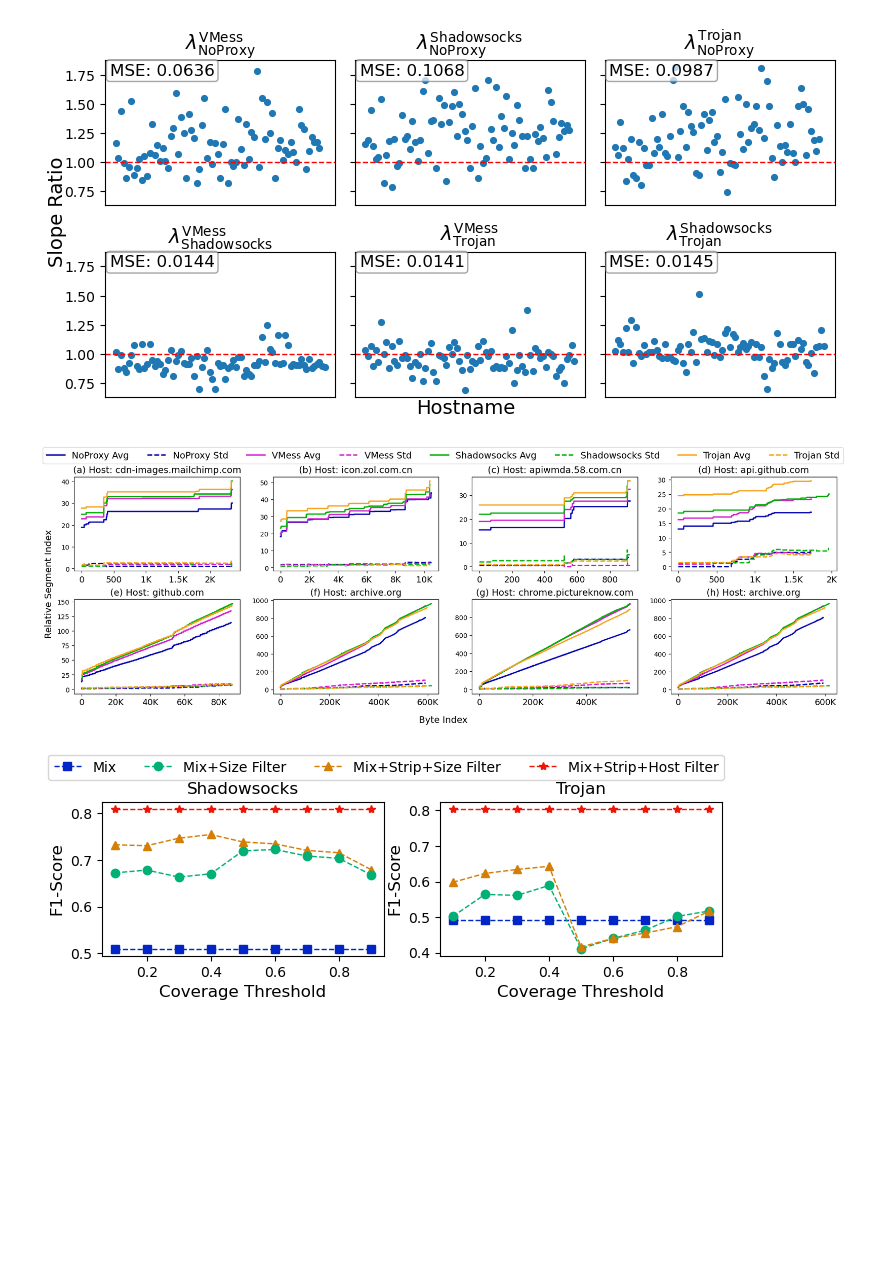
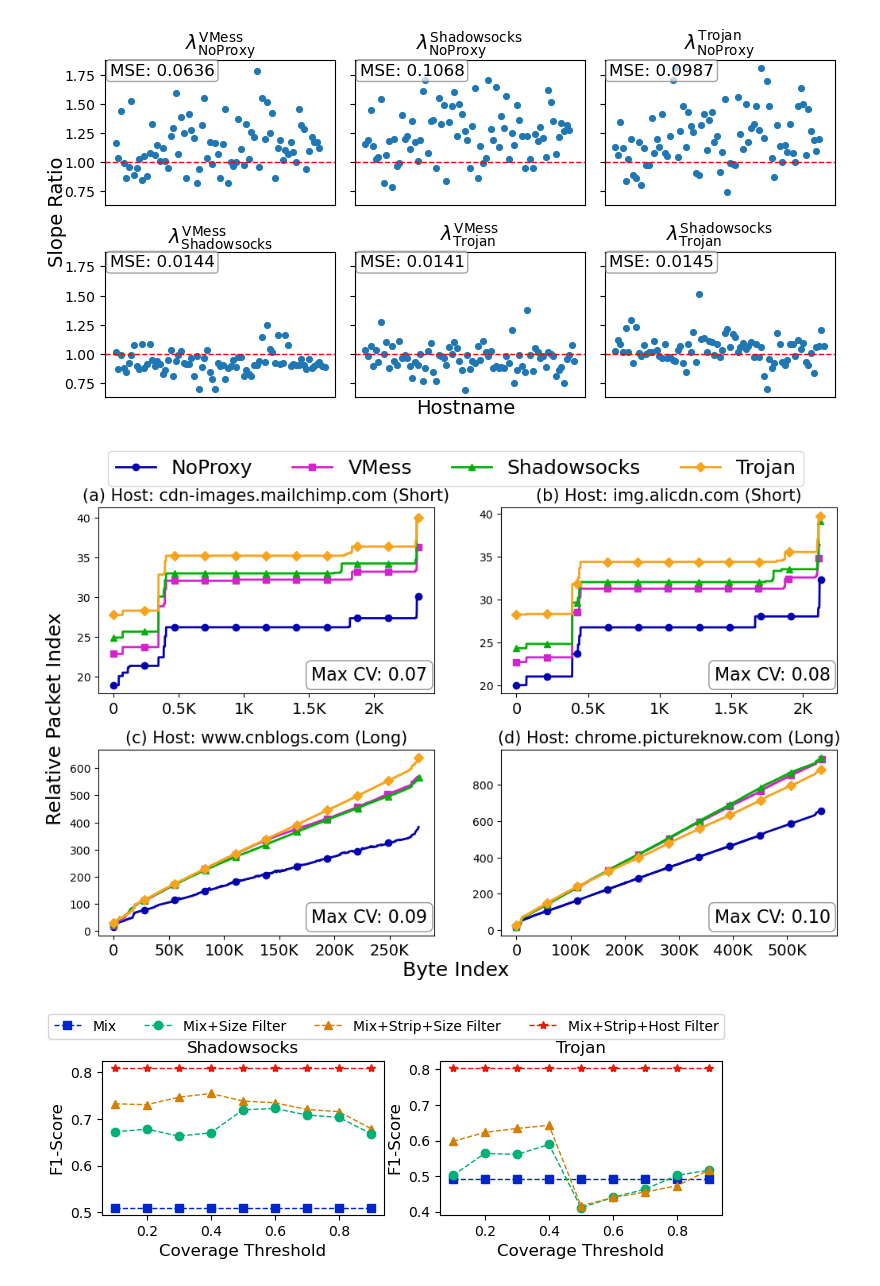
Before and after one commit to wesly2000/PA3, a Jupyter notebook: exp/data_analysis/stream_analysis.ipynb, the cells around one changed output. Drawn from its saved outputs; the diff is of its cells as text; code cells hidden in the pictures; blank space fills up the shorter version.

Commit message:
misc: better visualization

```diff
--- a/exp/data_analysis/stream_analysis.ipynb
+++ b/exp/data_analysis/stream_analysis.ipynb
@@ -526,69 +526,98 @@ def human_format(num, pos=None):
     elif num >= 1_000_000:
         val = num / 1_000_000
         return f'{val:.1f}M' if not val.is_integer() else f'{int(val)}M'
-    elif num >= 1_000:
+    elif num >= 1:
         val = num / 1_000
         return f'{val:.1f}K' if not val.is_integer() else f'{int(val)}K'
     else:
         return str(int(num)) if num.is_integer() else f"{num:.1f}"
 
 color_map = {"NoProxy": "#0300b0", "VMess": "#d422ce", "Shadowsocks": "#00b006", "Trojan": "#f7a31b"}
+protocol_markers = {"NoProxy": "o", "VMess": "s", "Shadowsocks": "^", "Trojan": "D"}
 names = [
     [
         "ocw.mit.edu_cdn-images.mailchimp.com",  # Short
-        "ask.zol.com.cn_icon.zol.com.cn",  # Short
-        "ask.zol.com.cn_apiwmda.58.com.cn",  # Short
-        "github.com_api.github.com"  # Short
-
+        # "ask.zol.com.cn_icon.zol.com.cn",  # Short
+        # "ask.zol.com.cn_apiwmda.58.com.cn",  # Short
+        # "github.com_api.github.com",  # Short
+        "m.sm.cn_img.alicdn.com"  # Short
     ],
     [
-        "github.com_github.com",  # Long
-        "archive.org_archive.org",  # Long
+        # "github.com_github.com",  # Long
+        "www.cnblogs.com_www.cnblogs.com",  # Long
+        # "archive.org_archive.org",  # Long
         "chrome.pictureknow.com_chrome.pictureknow.com",  # Long
-        "archive.org_archive.org",  # Long
+        # "archive.org_archive.org",  # Long
         # "openai.com_images.ctfassets.net",  # Long and split
         # "www.amazon.com_m.media-amazon.com", # Long and split
     ]
 ]
 
 index = [
-    ['a', 'b', 'c', 'd'],
-    ['e', 'f', 'g', 'h'],
+    ['a', 'b'],
+    ['c', 'd'],
 ]
 
 output_root = "/data/exp/lxyu/Dataset/WF/VisualSeg"
 base = "tcp"
 
 
-fig, axs = plt.subplots(2, 4, figsize=(21, 6))
+fig, axs = plt.subplots(2, 2, figsize=(12, 7))
 # fig.suptitle('Byte Segment Map', fontdict={'size': 16})
 
 for i, row in enumerate(names):
     for j, name in enumerate(row):
+        ax = axs[i][j]
+        cv_means = {}
+
         for protocol in color_map:
             avg_array_path = Path(f"{output_root}/seg_compute/{base}/{protocol.lower()}/avg_{name}.npy")
             std_array_path = Path(f"{output_root}/seg_compute/{base}/{protocol.lower()}/std_{name}.npy")
             avg_byte_segments, std_byte_segments = np.load(avg_array_path), np.load(std_array_path)
-            axs[i][j].plot(avg_byte_segments, linewidth=2, color=color_map[protocol], label=f"{protocol} Avg")
-            axs[i][j].plot(std_byte_segments, linewidth=2, linestyle='--', color=color_map[protocol], label=f"{protocol} Std")
-            # Remove per-subplot labels; set global labels after the loop
-            host, sni = name.split('_')
-            axs[i][j].set_title(f'({index[i][j]}) Host: {sni}', fontsize=14)
-            # Change xticks font size to 10
-            axs[i][j].tick_params(axis='x', labelsize=13)
-            # Add human-readable byte tick formatter to x-axis
-            axs[i][j].xaxis.set_major_formatter(FuncFormatter(human_format))
-            handles, labels = axs[i][j].get_legend_handles_labels()
 
-fig.legend(handles, labels, loc='upper center', ncol=8, bbox_to_anchor=(0.5, 1), fontsize=14)
+            cv_means[protocol] = float(np.mean(std_byte_segments/avg_byte_segments))
+            marker_step = max(1, len(avg_byte_segments) // 10)
+            ax.plot(
+                avg_byte_segments,
+                linewidth=2,
+                color=color_map[protocol],
+                label=f"{protocol}",
+                marker=protocol_markers[protocol],
+                markevery=marker_step,
+                markersize=6,
+            )
+            # ax.plot(std_byte_segments, linewidth=2, linestyle='--', color=color_map[protocol], label=f"{protocol} Std")
+
+        # Remove per-subplot labels; set global labels after the loop
+        host, sni = name.split('_')
+        # The first row represents host transmitting short flows, the second row represents those transmitting long flows
+        ax.set_title(
+            f'({index[i][j]}) Host: {sni}' + (f' (Short)' if i == 0 else f' (Long)'),
+            fontsize=15,
+        )
+        # Change xticks font size to 10
+        ax.tick_params(axis='x', labelsize=14)
+        # Add human-readable byte tick formatter to x-axis
+        ax.xaxis.set_major_formatter(FuncFormatter(human_format))
+
+        max_cv = max(cv_means.values())
+        ax.text(
+            0.98, 0.05, f"Max CV: {max_cv:.2f}",
+            transform=ax.transAxes, ha='right', va='bottom', fontsize=16,
+            bbox=dict(boxstyle='round,pad=0.3', facecolor='white', alpha=0.85, edgecolor='gray'),
+        )
+
+        handles, labels = ax.get_legend_handles_labels()
+
+fig.legend(handles, labels, loc='upper center', ncol=4, bbox_to_anchor=(0.5, 1), fontsize=18)
 # Set global labels after the loop
-fig.supxlabel('Byte Index', y=0.001, fontsize=14)
-fig.supylabel('Relative Segment Index', x=0.095, fontsize=14)
+fig.supxlabel('Byte Index', y=0.03, fontsize=18)
+fig.supylabel('Relative Packet Index', x=0.07, fontsize=18)
 fig.subplots_adjust(hspace=0.3)
 
 fig.savefig('byte_segment_map.pdf', bbox_inches='tight', dpi=300, format='pdf')
 # %% [output]
-[figure, old version]
+[figure, new version]
 # %%
 # BS filter
 ss_bs_filter = [0.672, 0.678, 0.663, 0.670, 0.719, 0.722, 0.708, 0.703, 0.668]
```
Also changed, not shown: 1 other file.
